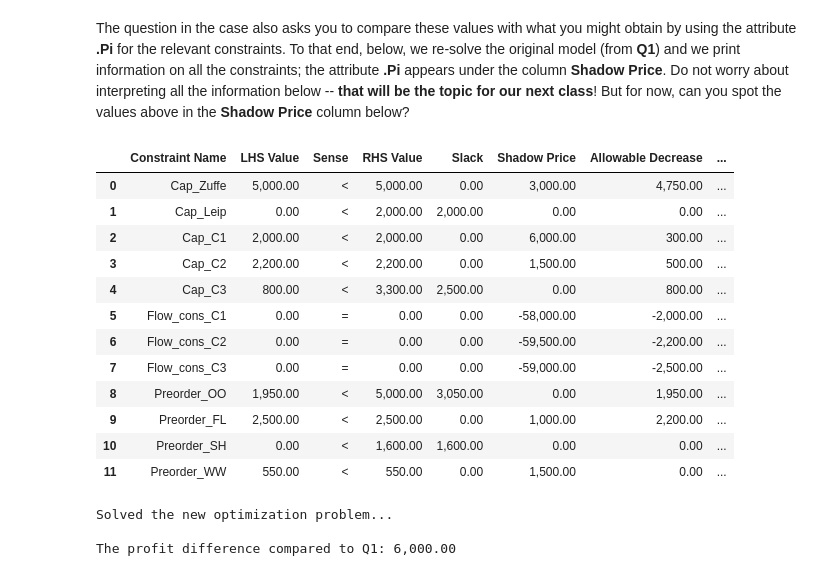
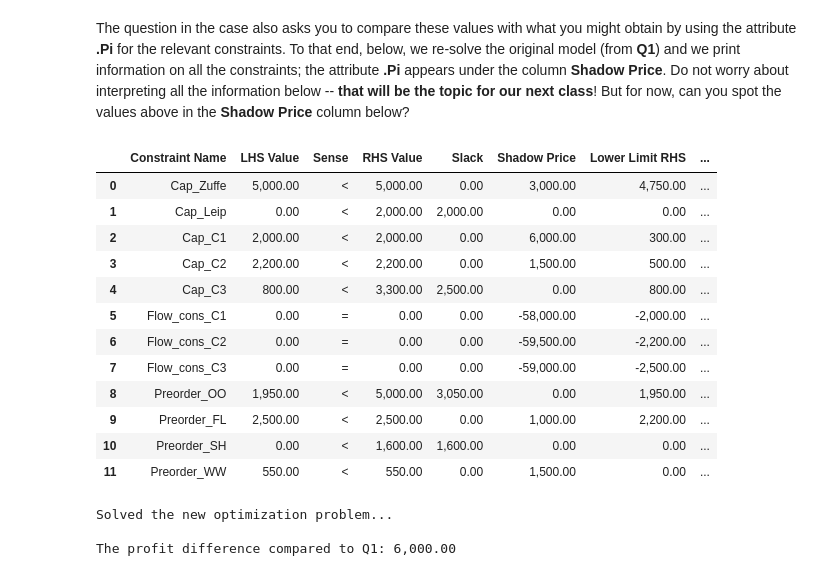
Before and after one commit to dan-a-iancu/OIT248, a Jupyter notebook: Prosche_Motors/Prosche_Motors_Colab_expanded_solution.ipynb, the cells around one changed output. Drawn from its saved outputs; the diff is of its cells as text; code cells hidden in the pictures.

```diff
--- a/Prosche_Motors/Prosche_Motors_Colab_expanded_solution.ipynb
+++ b/Prosche_Motors/Prosche_Motors_Colab_expanded_solution.ipynb
@@ -1093,24 +1093,24 @@ The question in the case also asks you to compare these values with what you mig
 # %%
 # create and solve an identical model to Q1
 model, factoriesToCenters, centersToRetailers, gross_profit, constr = \
           create_model_like_in_Q1()
 
 # run Gurobi silently
 model.setParam('OutputFlag',0)
 model.optimize()
 
 # display information on all the constraints
 allConstraints = model.getConstrs()
 
 all_constr_data = [ [c.ConstrName, model.getRow(c).getValue(), c.Sense, c.RHS, c.Slack, \
                      c.Pi, c.SARHSLow, c.SARHSUp ] for c in allConstraints ]
 
 # convert into a dataframe and print
 df = pd.DataFrame(all_constr_data, columns=["Constraint Name", "LHS Value", "Sense", "RHS Value", "Slack", "Shadow Price",\
-                                           "Allowable Decrease", "Allowable Increase"])
+                                           "Lower Limit RHS", "Upper Limit RHS"])
 display(df)
 # %% [output]
-|  | Constraint Name | LHS Value | Sense | RHS Value | Slack | Shadow Price | Allowable Decrease | ... |
+|  | Constraint Name | LHS Value | Sense | RHS Value | Slack | Shadow Price | Lower Limit RHS | ... |
 | 0 | Cap_Zuffe | 5,000.00 | < | 5,000.00 | 0.00 | 3,000.00 | 4,750.00 | ... |
 | 1 | Cap_Leip | 0.00 | < | 2,000.00 | 2,000.00 | 0.00 | 0.00 | ... |
 | 2 | Cap_C1 | 2,000.00 | < | 2,000.00 | 0.00 | 6,000.00 | 300.00 | ... |
```
